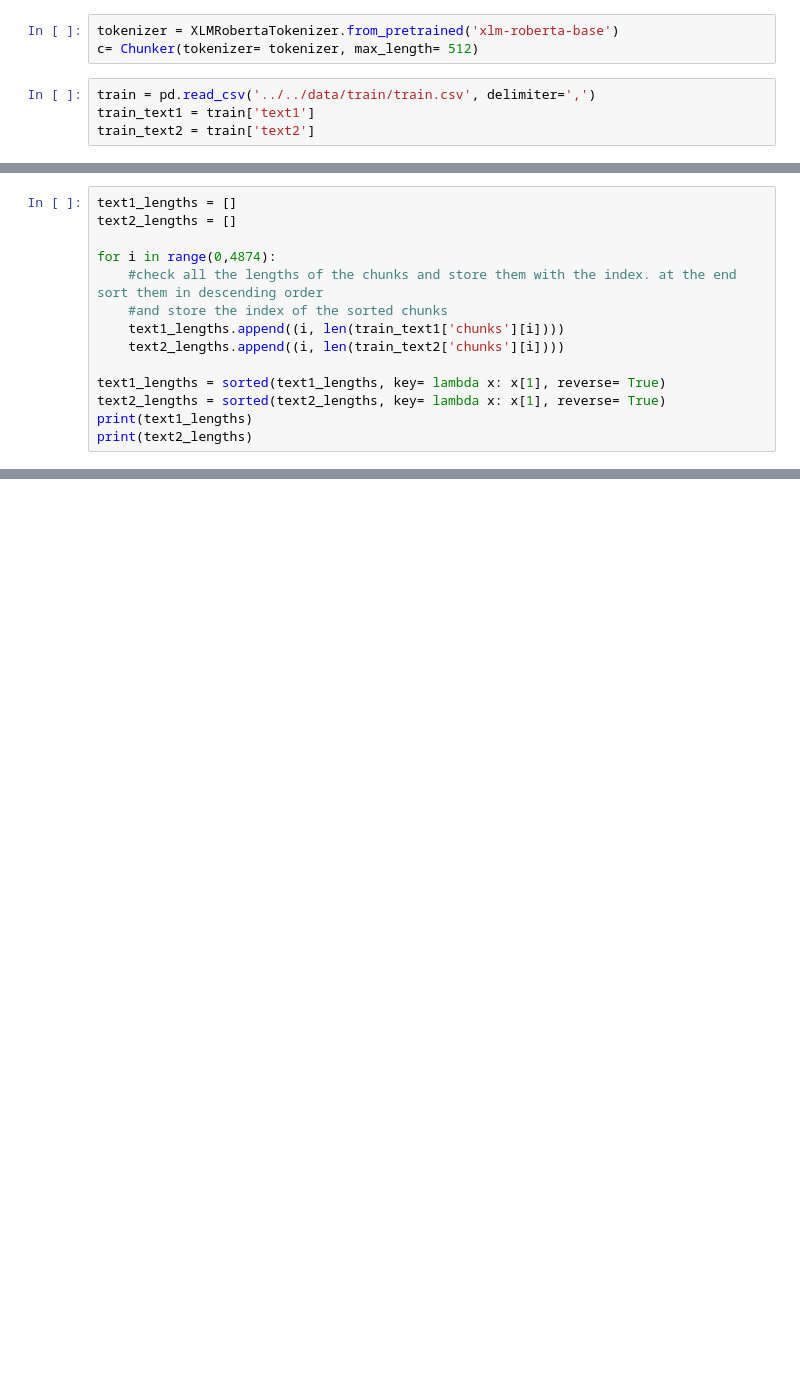
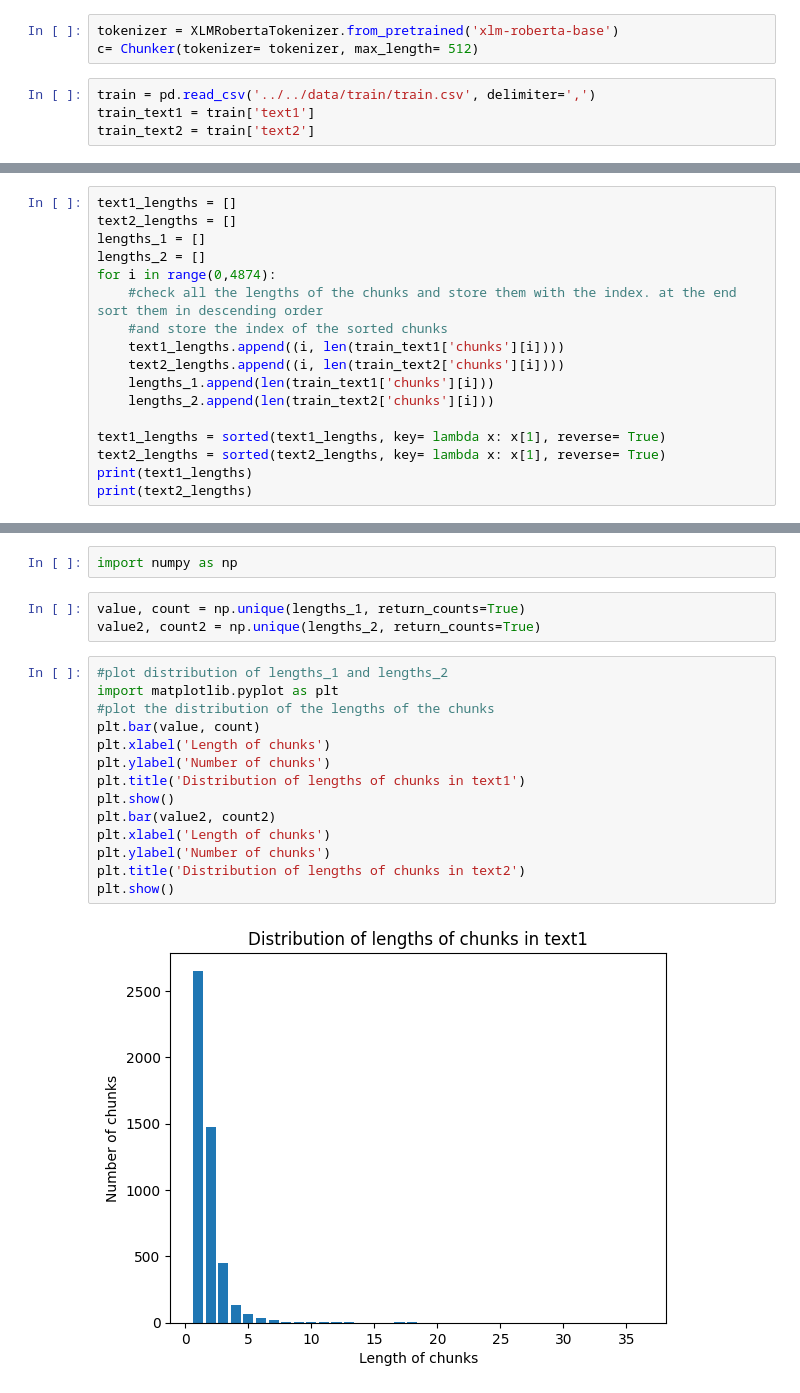
Before and after one commit to HubertWojcik10/bachelor_project2023, a Jupyter notebook: src/utils/test.ipynb, the cells around one changed output, grey strips where cells are left out. Cells and saved outputs as stored; diff of their text form; blank space fills up the shorter version.

Commit message:
ordered list of lengths

```diff
--- a/src/utils/test.ipynb
+++ b/src/utils/test.ipynb
@@ -15,12 +27,15 @@ train_text2['chunks'] = train_text2.apply(lambda x: c.chunk(x))
 # %%
 text1_lengths = []
 text2_lengths = []
-
+lengths_1 = []
+lengths_2 = []
 for i in range(0,4874):
     #check all the lengths of the chunks and store them with the index. at the end sort them in descending order
     #and store the index of the sorted chunks
     text1_lengths.append((i, len(train_text1['chunks'][i])))
     text2_lengths.append((i, len(train_text2['chunks'][i])))
+    lengths_1.append(len(train_text1['chunks'][i]))
+    lengths_2.append(len(train_text2['chunks'][i]))
 
 text1_lengths = sorted(text1_lengths, key= lambda x: x[1], reverse= True)
 text2_lengths = sorted(text2_lengths, key= lambda x: x[1], reverse= True)
@@ -28,0 +47,21 @@ print(text2_lengths)
+# %%
+import numpy as np
+# %%
+value, count = np.unique(lengths_1, return_counts=True)
+value2, count2 = np.unique(lengths_2, return_counts=True)
+# %%
+#plot distribution of lengths_1 and lengths_2
+import matplotlib.pyplot as plt
+#plot the distribution of the lengths of the chunks
+plt.bar(value, count)
+plt.xlabel('Length of chunks')
+plt.ylabel('Number of chunks')
+plt.title('Distribution of lengths of chunks in text1')
+plt.show()
+plt.bar(value2, count2)
+plt.xlabel('Length of chunks')
+plt.ylabel('Number of chunks')
+plt.title('Distribution of lengths of chunks in text2')
+plt.show()
+# %% [output]
+[figure, added]
```
Also changed, not shown: parts of 4 cells of this notebook.
